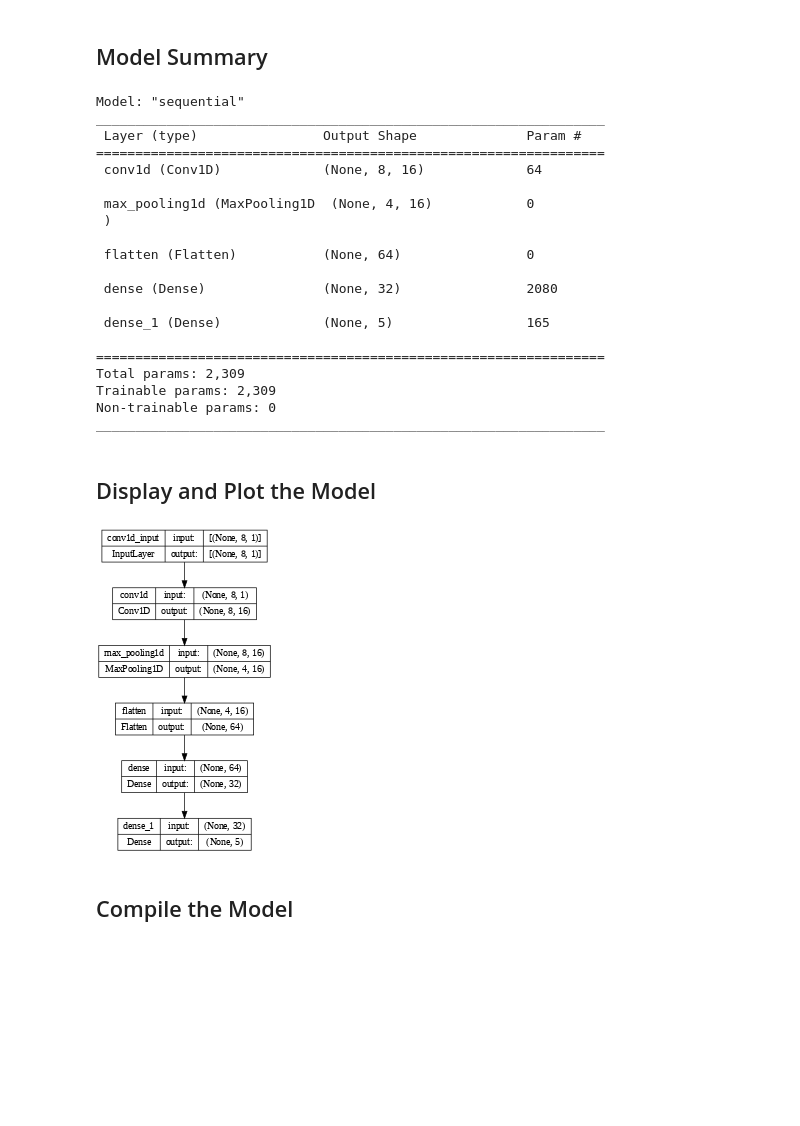
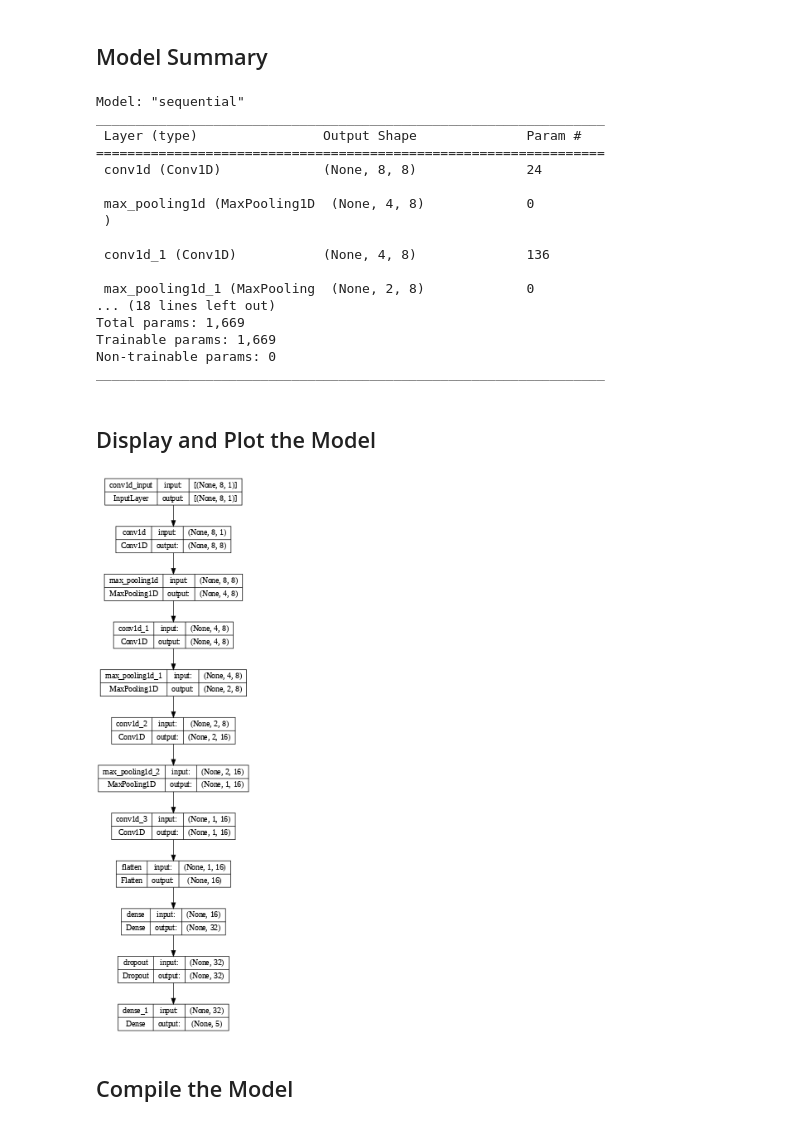
Before and after one commit to AirPro/Module5HandsOnRNNFreidrd, a Jupyter notebook: Mod5HandsOnRNNFreidrd.ipynb, the cells around one changed output. Saved outputs shown, nothing was run; the diff lists cells and outputs as text; code cells hidden in the pictures; blank space fills up the shorter version.

```diff
--- a/Mod5HandsOnRNNFreidrd.ipynb
+++ b/Mod5HandsOnRNNFreidrd.ipynb
@@ -140,14 +140,27 @@ from keras.layers import SimpleRNN,BatchNormalization, MaxPooling1D
 model = Sequential()
 
 
-model.add(Conv1D(16, 3, padding='same', kernel_initializer='he_uniform',input_shape = (X_train.shape[1],1)))
+model.add(Conv1D(8, 2, padding='same', kernel_initializer='he_uniform',input_shape = (X_train.shape[1],1)))
 model.add(MaxPooling1D(pool_size=2))
 
+# Eigth alteration of model to imrpove prediction add additional model parameter
+
+model.add(Conv1D(8, 2, padding='same', kernel_initializer='he_uniform'))
+model.add(MaxPooling1D(pool_size=2))
+
+model.add(Conv1D(16, 2, padding='same', kernel_initializer='he_uniform'))
+model.add(MaxPooling1D(pool_size=2))
+
+model.add(Conv1D(16, 2, padding='same', kernel_initializer='he_uniform'))
 
 
 model.add(Flatten())
 
 model.add(Dense(32, activation='relu'))
+
+# Add dropout at .2
+model.add(Dropout(0.2)) # dropout rate: 0.2
+
 model.add(Dense(5, activation='softmax'))
 # %% [markdown]
 ## Model Summary
@@ -158,29 +171,26 @@ Model: "sequential"
 _________________________________________________________________
  Layer (type)                Output Shape              Param #
 =================================================================
- conv1d (Conv1D)             (None, 8, 16)             64
+ conv1d (Conv1D)             (None, 8, 8)              24
 
- max_pooling1d (MaxPooling1D  (None, 4, 16)            0
+ max_pooling1d (MaxPooling1D  (None, 4, 8)             0
  )
 
- flatten (Flatten)           (None, 64)                0
+ conv1d_1 (Conv1D)           (None, 4, 8)              136
 
- dense (Dense)               (None, 32)                2080
-
- dense_1 (Dense)             (None, 5)                 165
-
-=================================================================
-Total params: 2,309
-Trainable params: 2,309
+ max_pooling1d_1 (MaxPooling  (None, 2, 8)             0
+... (18 lines left out)
+Total params: 1,669
+Trainable params: 1,669
 Non-trainable params: 0
 _________________________________________________________________
 # %% [markdown]
 ## Display and Plot the Model
 # %%
 from keras.utils.vis_utils import plot_model
-plot_model(model, to_file='basic_model_plot.png', dpi=50,show_shapes=True, show_layer_names=True)
+plot_model(model, to_file='basic_model_plot_improve_8.png', dpi=50,show_shapes=True, show_layer_names=True)
 # %% [output]
-[figure, old version]
+[figure, new version]
 # %% [markdown]
 ## Compile the Model
 # %%
```
Also changed, not shown: parts of 7 cells of this notebook.
